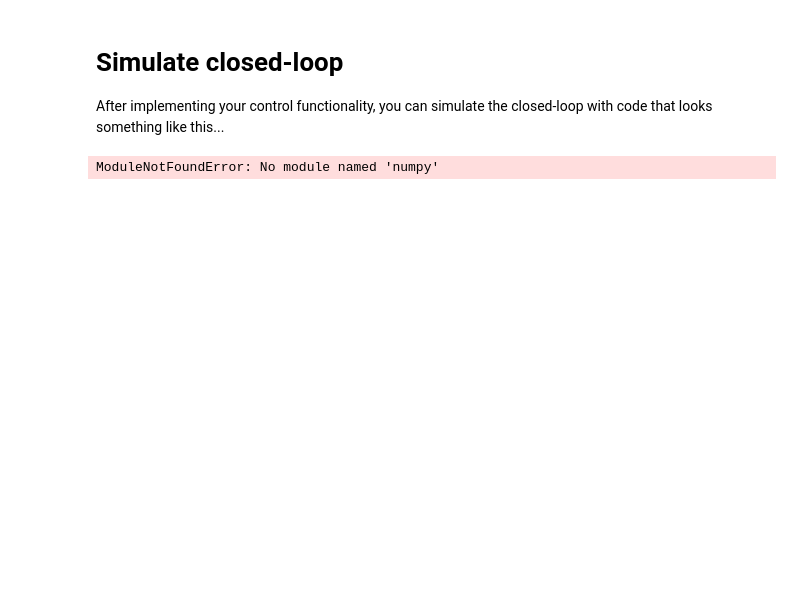
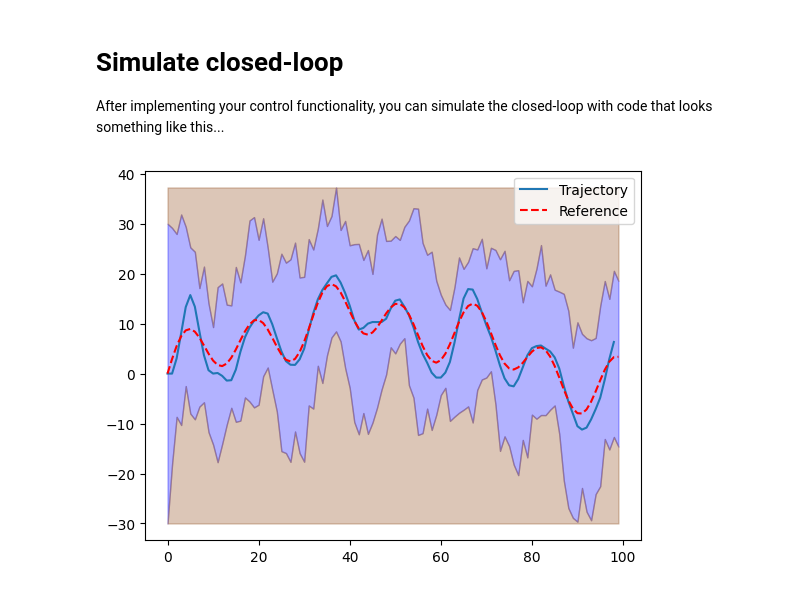
Before and after one commit to arj-puvanachandra/b1-coding-practical-mt24, a Jupyter notebook: notebooks/demo.ipynb, the cells around one changed output. Saved outputs shown, nothing was run; the diff lists cells and outputs as text; code cells hidden in the pictures; blank space fills up the shorter version.

```diff
--- a/notebooks/demo.ipynb
+++ b/notebooks/demo.ipynb
@@ -29,29 +16,27 @@ print(sys.path)
 After implementing your control functionality, you can simulate the closed-loop with code that looks something like this...
 # %%
 # Import relevant modules
-import numpy as np
-import matplotlib.pyplot as plt
-from your_module import Submarine, PDController, ClosedLoop, Mission  # Adjust the import based on your file structure
+from uuv_mission import Submarine, Mission, ClosedLoop, PDController # Adjust the import based on your file structure
 
 # Initialize submarine, controller, and closed loop system
 sub = Submarine()
 controller = PDController(kp=0.15, kd=0.6)
 closed_loop = ClosedLoop(sub, controller)
 
 # Load mission from CSV file
-mission = Mission.from_csv("path/to/file.csv")  # Ensure the file path is correct
+mission = Mission.from_csv("../data/mission.csv")  # Ensure the file path is correct
 
 # Simulate with random disturbances
 trajectory = closed_loop.simulate_with_random_disturbances(mission, variance=0.5)
 
 # Plot the completed mission
 trajectory.plot_completed_mission(mission)
 
 # Optional: Plot reference vs output signals for deeper analysis
-plt.figure(figsize=(10, 6))
-plt.plot(mission.reference, label='Reference Signal')
-plt.plot(trajectory.position[:, 1], label='Output Signal')
-plt.legend()
-plt.show()
+# plt.figure(figsize=(10, 6))
+# plt.plot(mission.reference, label='Reference Signal')
+# plt.plot(trajectory.position[:, 1], label='Output Signal')
+# plt.legend()
+# plt.show()
 # %% [output]
-ModuleNotFoundError: No module named 'numpy'
+[figure, added]
```
Also changed, not shown: parts of 2 cells of this notebook, 1 other file.
